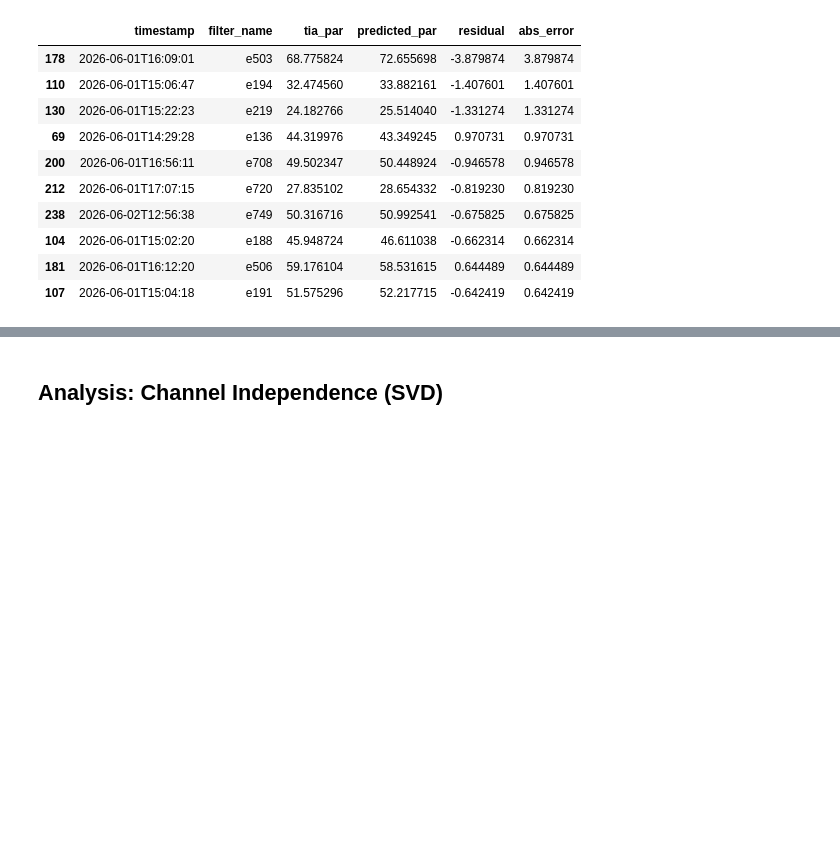
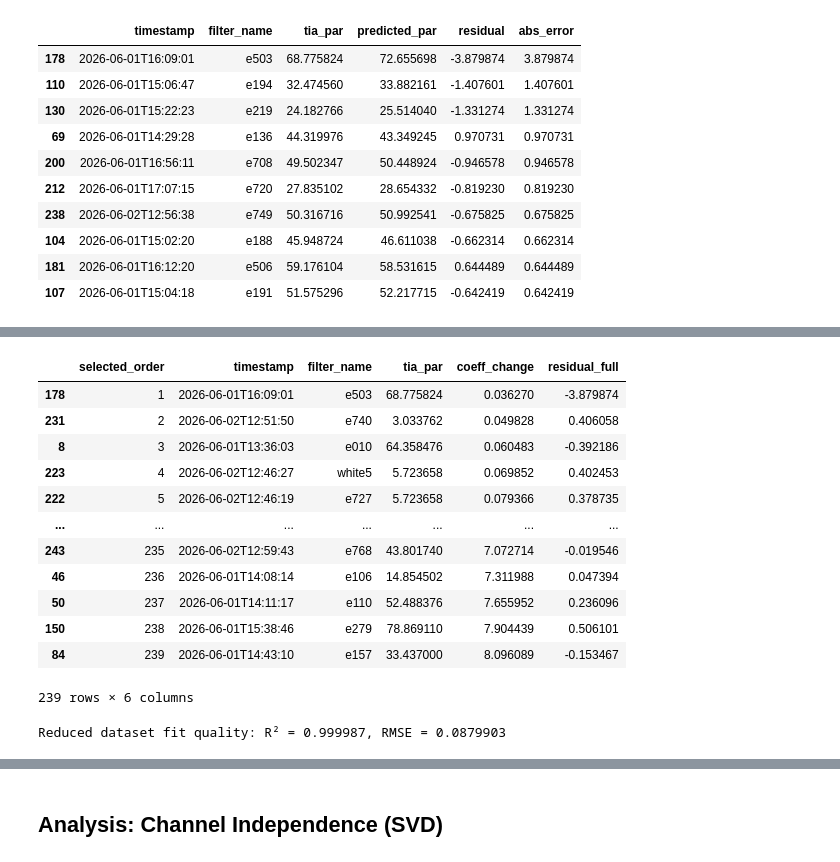
Before and after one commit to Jan-IngenHousz-Institute/miniPar, a Jupyter notebook: Scripts/calibrate_spec_notebook.ipynb, the cells around one changed output, grey strips where cells are left out. Cells and saved outputs as stored; diff of their text form; code cells hidden in the pictures; blank space fills up the shorter version.

```diff
--- a/Scripts/calibrate_spec_notebook.ipynb
+++ b/Scripts/calibrate_spec_notebook.ipynb
@@ -444,3 +515,64 @@ Loaded 265 manual readings, showing top outliers by fit error:
 | 104 | 2026-06-01T15:02:20 | e188 | 45.948724 | 46.611038 | -0.662314 | 0.662314 |
 | 181 | 2026-06-01T16:12:20 | e506 | 59.176104 | 58.531615 | 0.644489 | 0.644489 |
 | 107 | 2026-06-01T15:04:18 | e191 | 51.575296 | 52.217715 | -0.642419 | 0.642419 |
+# %%
+# Greedy removal of influential manual regression datapoints
+fraction_to_remove = 0.90  # Adjust this fraction to inspect the most influential points
+n_total = X_manual.shape[0]
+num_remove = max(1, int(np.ceil(n_total * fraction_to_remove)))
+print(f'Greedy removal selected {num_remove} points ({fraction_to_remove*100:.1f}% of {n_total}) as most influential for coefficient estimation.')
+
+X_full = X_manual
+y_full = y_manual
+full_coeffs, _, _, _ = compute_coeffs(X_full, y_full)
+remaining_indices = list(range(n_total))
+removed_indices = []
+selected_changes = []
+
+for remove_step in range(num_remove):
+    best_idx = None
+    best_change = -np.inf
+    for idx in remaining_indices:
+        candidate = [i for i in remaining_indices if i != idx]
+        X_tmp = X_full[candidate]
+        y_tmp = y_full[candidate]
+        coeffs_tmp, _, _, _ = compute_coeffs(X_tmp, y_tmp)
+        change = np.linalg.norm(coeffs_tmp - full_coeffs)
+        if change > best_change:
+            best_change = change
+            best_idx = idx
+    removed_indices.append(best_idx)
+    selected_changes.append(best_change)
+    remaining_indices.remove(best_idx)
+    print(f'  Removed point {best_idx} with coefficient-change impact {best_change:.6g}')
+
+X_reduced = X_full[remaining_indices]
+y_reduced = y_full[remaining_indices]
+coeffs_reduced, _, _, _ = compute_coeffs(X_reduced, y_reduced)
+intercept_reduced = coeffs_reduced[-1]
+channels_coeffs_reduced = coeffs_reduced[:-1]
+
+y_pred_full = X_full.dot(channels_coeffs_reduced) + intercept_reduced
+r2_full = r_squared(y_full, y_pred_full)
+rmse_full = np.sqrt(np.mean((y_full - y_pred_full) ** 2))
+
+print('\nRegression on reduced dataset (removed most influential points) evaluated against the whole dataset:')
+print(f'  Remaining points: {len(remaining_indices)}')
+print(f'  R² (whole dataset): {r2_full:.6f}')
+print(f'  RMSE (whole dataset): {rmse_full:.6g}')
+
+removed_df = df.iloc[removed_indices].copy()
+removed_df['selected_order'] = np.arange(1, len(removed_indices) + 1)
+removed_df['coeff_change'] = selected_changes
+removed_df['predicted_full'] = X_full[removed_indices].dot(full_coeffs[:-1]) + full_coeffs[-1]
+removed_df['residual_full'] = removed_df['tia_par'] - removed_df['predicted_full']
+
+print('\nMost influential points removed by greedy selection:')
+display(removed_df[['selected_order', 'timestamp', 'filter_name', 'tia_par', 'coeff_change', 'residual_full']])
+
+# Optionally show the remaining data fit quality as well
+y_pred_reduced = X_reduced.dot(channels_coeffs_reduced) + intercept_reduced
+r2_reduced = r_squared(y_reduced, y_pred_reduced)
+rmse_reduced = np.sqrt(np.mean((y_reduced - y_pred_reduced) ** 2))
+print(f'\nReduced dataset fit quality: R² = {r2_reduced:.6f}, RMSE = {rmse_reduced:.6g}')
+# %% [output]
@@ -446,0 +596,14 @@ Loaded 265 manual readings, showing top outliers by fit error:
+|  | selected_order | timestamp | filter_name | tia_par | coeff_change | residual_full |
+| 178 | 1 | 2026-06-01T16:09:01 | e503 | 68.775824 | 0.036270 | -3.879874 |
+| 231 | 2 | 2026-06-02T12:51:50 | e740 | 3.033762 | 0.049828 | 0.406058 |
+| 8 | 3 | 2026-06-01T13:36:03 | e010 | 64.358476 | 0.060483 | -0.392186 |
+| 223 | 4 | 2026-06-02T12:46:27 | white5 | 5.723658 | 0.069852 | 0.402453 |
+| 222 | 5 | 2026-06-02T12:46:19 | e727 | 5.723658 | 0.079366 | 0.378735 |
+| ... | ... | ... | ... | ... | ... | ... |
+| 243 | 235 | 2026-06-02T12:59:43 | e768 | 43.801740 | 7.072714 | -0.019546 |
+| 46 | 236 | 2026-06-01T14:08:14 | e106 | 14.854502 | 7.311988 | 0.047394 |
+| 50 | 237 | 2026-06-01T14:11:17 | e110 | 52.488376 | 7.655952 | 0.236096 |
+| 150 | 238 | 2026-06-01T15:38:46 | e279 | 78.869110 | 7.904439 | 0.506101 |
+| 84 | 239 | 2026-06-01T14:43:10 | e157 | 33.437000 | 8.096089 | -0.153467 |
+239 rows × 6 columns
+Reduced dataset fit quality: R² = 0.999987, RMSE = 0.0879903
```
Also changed, not shown: parts of 8 cells of this notebook, 1 other file.
